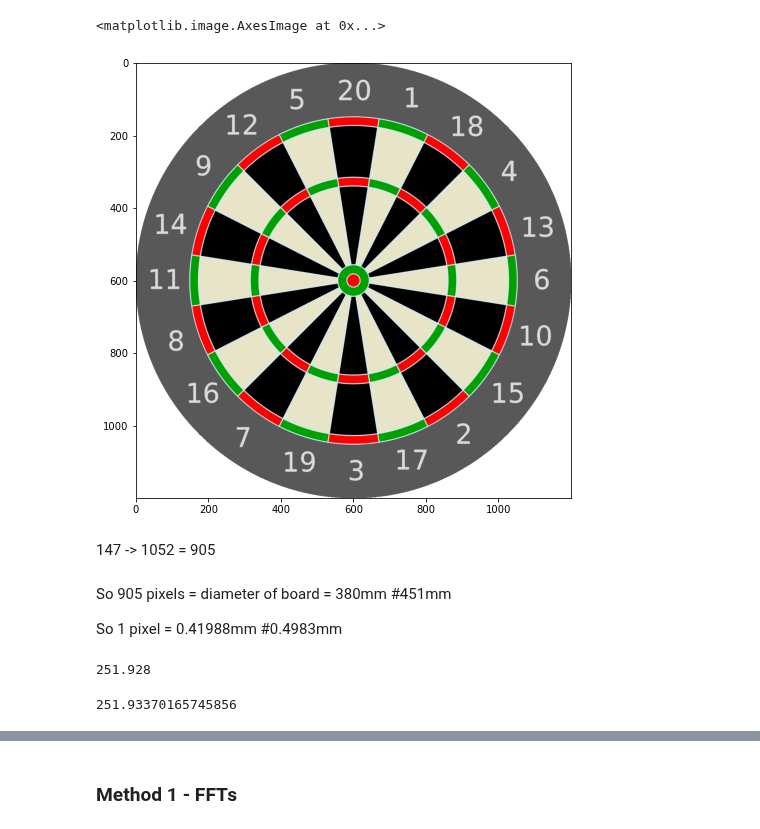
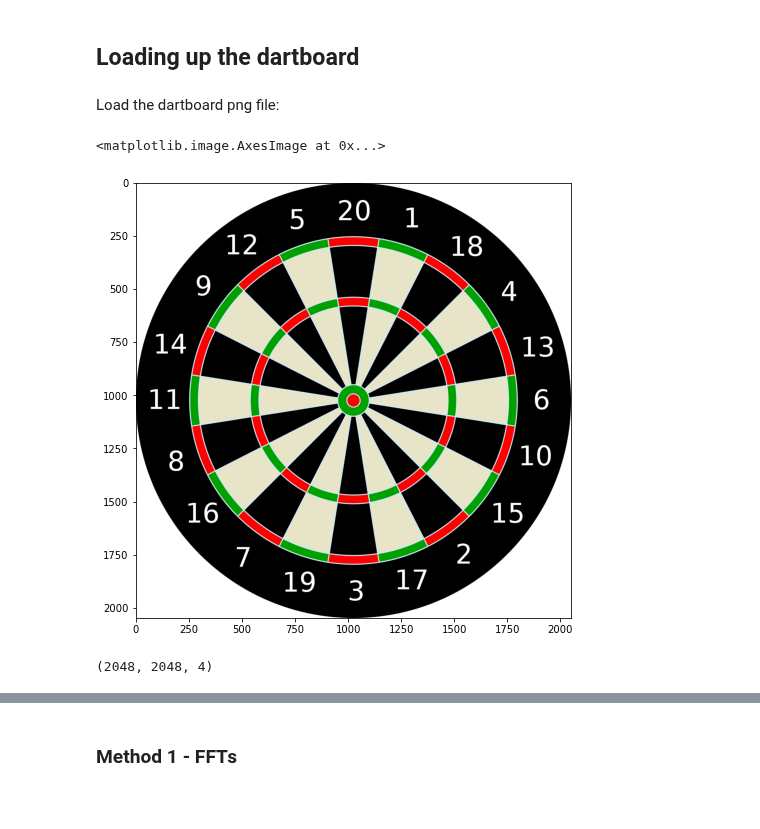
Before and after one commit to mjc239/DartsStrats, a Jupyter notebook: notebooks/Dartboard.ipynb, the cells around one changed output, grey strips where cells are left out. Drawn from its saved outputs; the diff is of its cells as text; code cells hidden in the pictures; blank space fills up the shorter version.

```diff
--- a/notebooks/Dartboard.ipynb
+++ b/notebooks/Dartboard.ipynb
@@ -13,23 +36,17 @@ import darts
 
 %load_ext autoreload
 %autoreload 2
+# %% [markdown]
+## Loading up the dartboard
+# %% [markdown]
+Load the dartboard png file:
 # %%
-db_png = mpimg.imread('C:/Users/mikey/Downloads/dartboard.png')
+db_png = mpimg.imread('../data/dartboard2048.png')
 plt.imshow(db_png)
 # %% [output]
 <matplotlib.image.AxesImage at 0x...>
-[figure, old version]
+[figure, new version]
-# %% [markdown]
-147 -> 1052 = 905
-# %% [markdown]
-So 905 pixels = diameter of board = 380mm #451mm
-
-So 1 pixel = 0.41988mm      #0.4983mm
-# %%
-600 * 0.41988
-# %% [output]
-251.928
-# %%
-1200*380/905*0.5
-# %% [output]
-251.93370165745856
+# %%
+db_png.shape
+# %% [output]
+(2048, 2048, 4)
```
Also changed, not shown: parts of 74 cells of this notebook, 41 other files.
